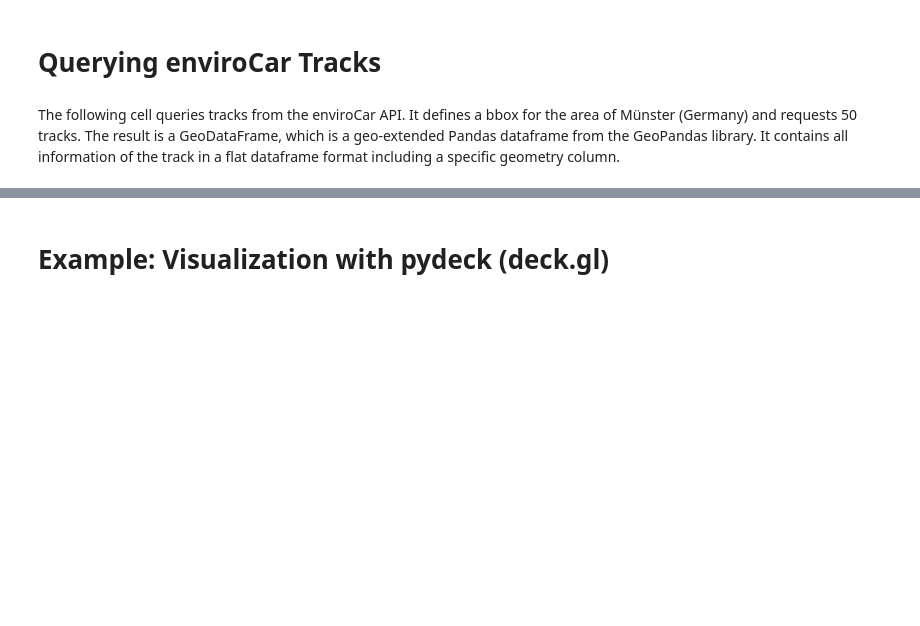
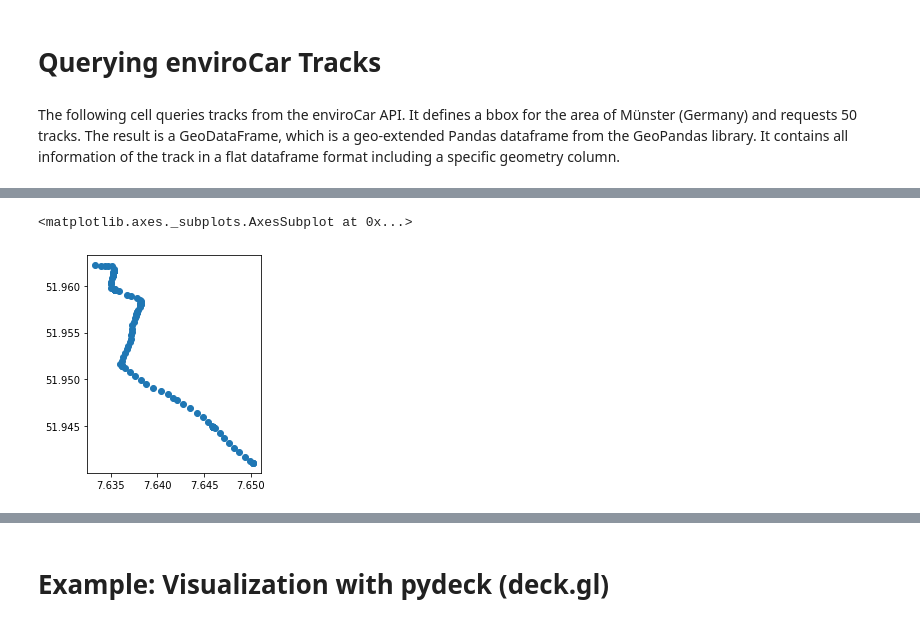
Before and after one commit to enviroCar/envirocar-py, a Jupyter notebook: examples/api_request_deckgl.ipynb, the cells around one changed output, grey strips where cells are left out. Cells and saved outputs as stored; diff of their text form; code cells hidden in the pictures; blank space fills up the shorter version.

```diff
--- a/examples/api_request_deckgl.ipynb
+++ b/examples/api_request_deckgl.ipynb
@@ -49,0 +50,7 @@ track_df.plot()
+# %%
+some_track_id = track_df['track.id'].unique()[4]
+some_track = track_df[track_df['track.id'] == some_track_id]
+some_track.plot()
+# %% [output]
+<matplotlib.axes._subplots.AxesSubplot at 0x...>
+[figure, added]
```
Also changed, not shown: parts of 3 cells of this notebook, 13 other files.
